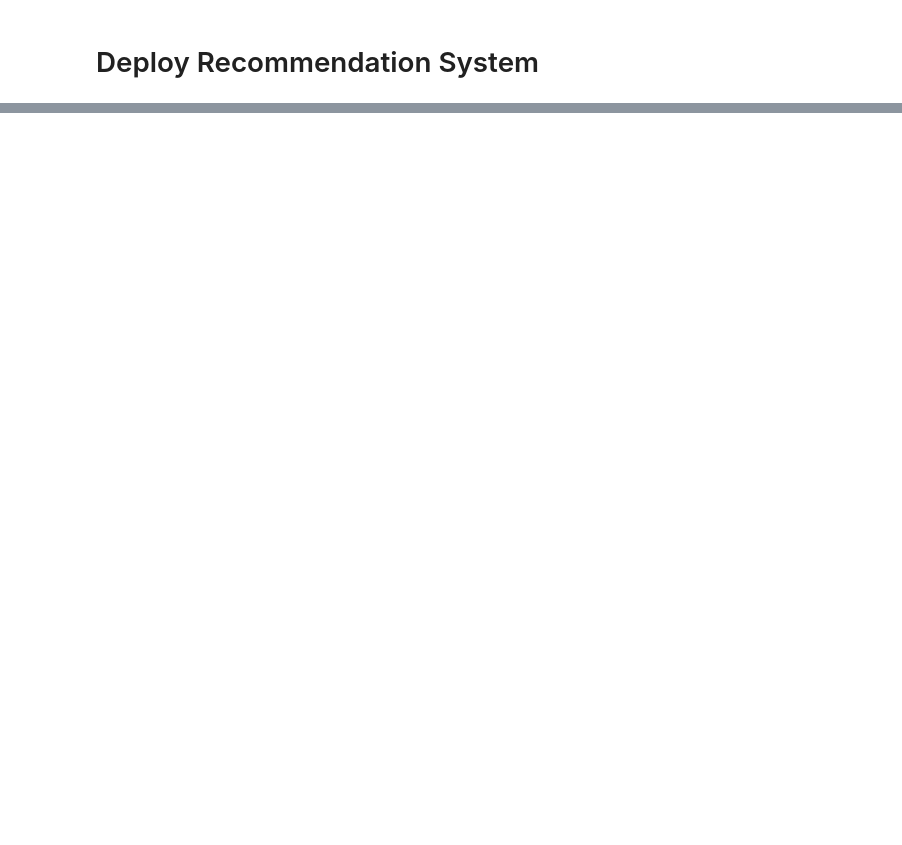
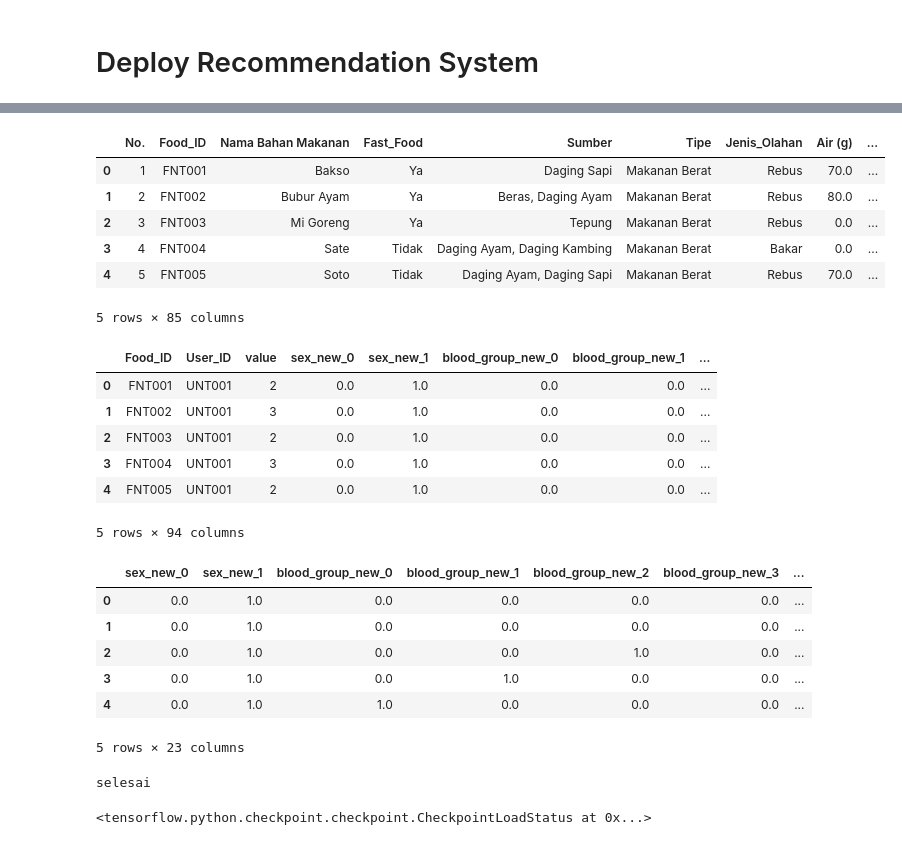
Before and after one commit to NuSa-Nutrition-Scan/Food-Recommendation, a Jupyter notebook: Recommendation System.ipynb, the cells around one changed output, grey strips where cells are left out. Drawn from its saved outputs; the diff is of its cells as text; code cells hidden in the pictures; blank space fills up the shorter version.

```diff
--- a/Recommendation System.ipynb
+++ b/Recommendation System.ipynb
@@ -1365,0 +1480,32 @@ top_nutrition_3
+# %%
+import pandas as pd
+food_data_raw = pd.read_pickle("./food_raw.pkl")
+food_popularity_raw = pd.read_pickle("./food_popularity.pkl")
+user_data_raw = pd.read_pickle("./user_data.pkl")
+display(food_data_raw.head())
+display(food_popularity_raw.head())
+display(user_data_raw.head())
+print("selesai")
+# %% [output]
+|  | No. | Food_ID | Nama Bahan Makanan | Fast_Food | Sumber | Tipe | Jenis_Olahan | Air (g) | ... |
+| 0 | 1 | FNT001 | Bakso | Ya | Daging Sapi | Makanan Berat | Rebus | 70.0 | ... |
+| 1 | 2 | FNT002 | Bubur Ayam | Ya | Beras, Daging Ayam | Makanan Berat | Rebus | 80.0 | ... |
+| 2 | 3 | FNT003 | Mi Goreng | Ya | Tepung | Makanan Berat | Rebus | 0.0 | ... |
+| 3 | 4 | FNT004 | Sate | Tidak | Daging Ayam, Daging Kambing | Makanan Berat | Bakar | 0.0 | ... |
+| 4 | 5 | FNT005 | Soto | Tidak | Daging Ayam, Daging Sapi | Makanan Berat | Rebus | 70.0 | ... |
+5 rows × 85 columns
+|  | Food_ID | User_ID | value | sex_new_0 | sex_new_1 | blood_group_new_0 | blood_group_new_1 | ... |
+| 0 | FNT001 | UNT001 | 2 | 0.0 | 1.0 | 0.0 | 0.0 | ... |
+| 1 | FNT002 | UNT001 | 3 | 0.0 | 1.0 | 0.0 | 0.0 | ... |
+| 2 | FNT003 | UNT001 | 2 | 0.0 | 1.0 | 0.0 | 0.0 | ... |
+| 3 | FNT004 | UNT001 | 3 | 0.0 | 1.0 | 0.0 | 0.0 | ... |
+| 4 | FNT005 | UNT001 | 2 | 0.0 | 1.0 | 0.0 | 0.0 | ... |
+5 rows × 94 columns
+|  | sex_new_0 | sex_new_1 | blood_group_new_0 | blood_group_new_1 | blood_group_new_2 | blood_group_new_3 | ... |
+| 0 | 0.0 | 1.0 | 0.0 | 0.0 | 0.0 | 0.0 | ... |
+| 1 | 0.0 | 1.0 | 0.0 | 0.0 | 0.0 | 0.0 | ... |
+| 2 | 0.0 | 1.0 | 0.0 | 0.0 | 1.0 | 0.0 | ... |
+| 3 | 0.0 | 1.0 | 0.0 | 1.0 | 0.0 | 0.0 | ... |
+| 4 | 0.0 | 1.0 | 1.0 | 0.0 | 0.0 | 0.0 | ... |
+5 rows × 23 columns
+selesai
@@ -1365,0 +1514,8 @@ top_nutrition_3
+# %%
+weights_model_filepath = 'saved_model/model_weight'
+
+model_2 = FoodlensModel(layer_sizes=None,popular_weight=1, retrieval_weight=1)
+
+model_2.load_weights(weights_model_filepath).expect_partial()
+# %% [output]
+<tensorflow.python.checkpoint.checkpoint.CheckpointLoadStatus at 0x...>
```
Also changed, not shown: parts of 35 cells of this notebook.
